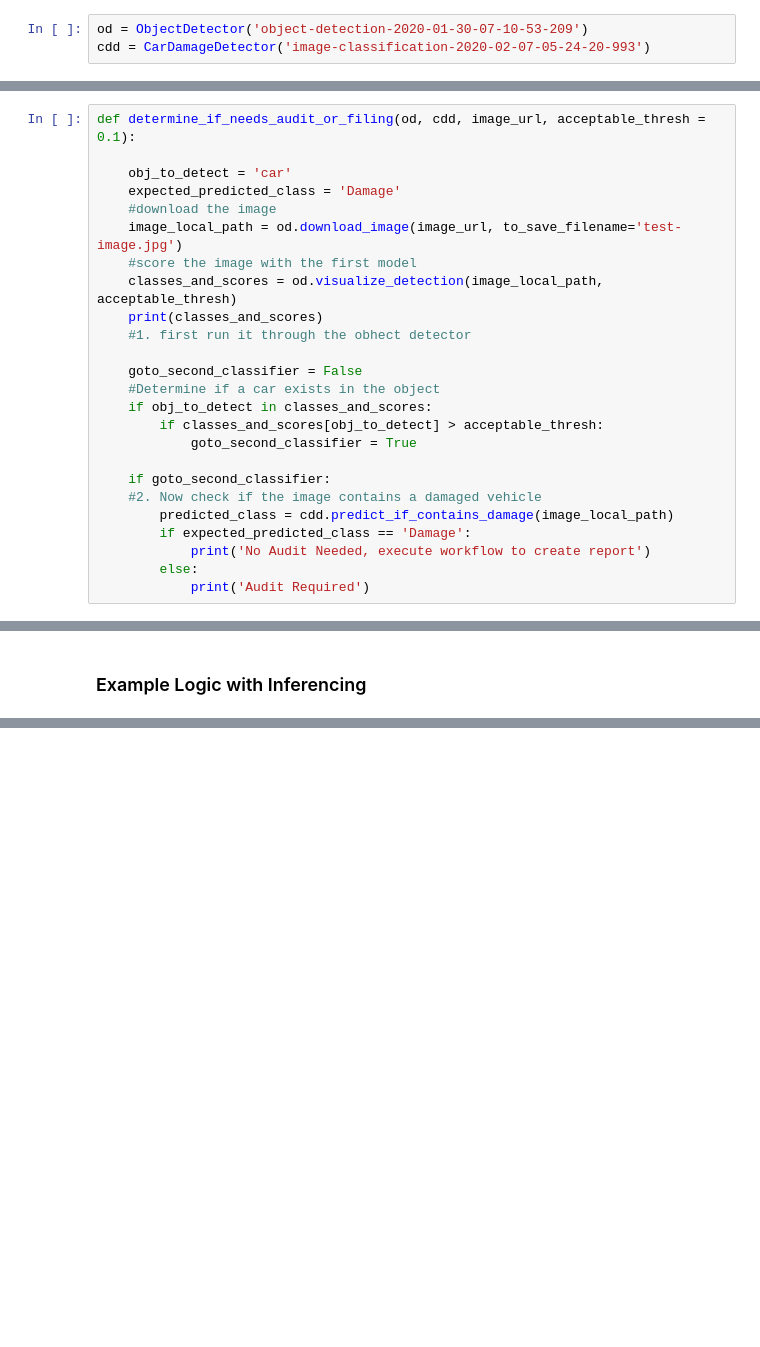
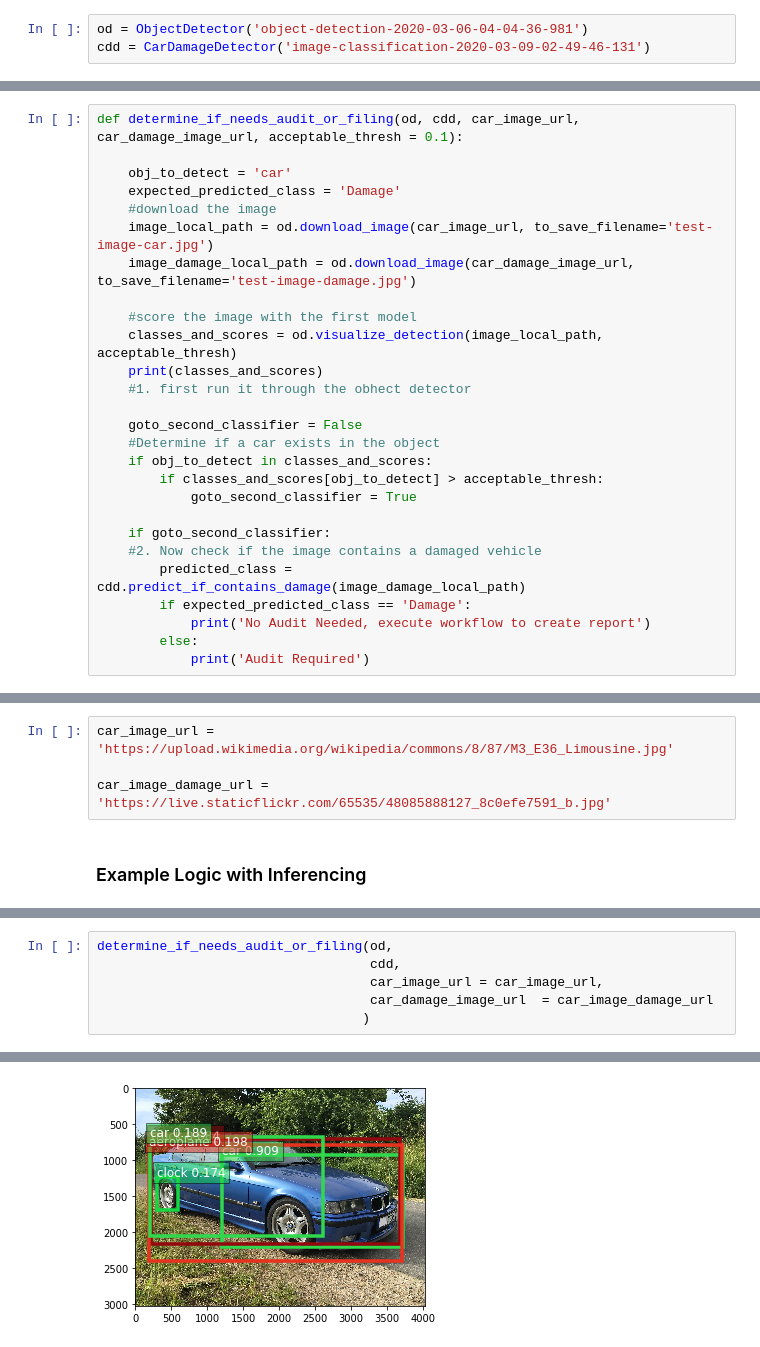
Before and after one commit to raminetinati/Car-Damage-Detector, a Jupyter notebook: Model-Logic-Example/Model-Deployment-Logic-Example.ipynb, the cells around one changed output, grey strips where cells are left out. Cells and saved outputs as stored; diff of their text form; blank space fills up the shorter version.

```diff
--- a/Model-Logic-Example/Model-Deployment-Logic-Example.ipynb
+++ b/Model-Logic-Example/Model-Deployment-Logic-Example.ipynb
@@ -12,8 +15,8 @@ from src.cardamagedetector import CarDamageDetector
 # %% [markdown]
 ### Instantiate both Models
 # %%
-od = ObjectDetector('object-detection-2020-01-30-07-10-53-209')
-cdd = CarDamageDetector('image-classification-2020-02-07-05-24-20-993')
+od = ObjectDetector('object-detection-2020-03-06-04-04-36-981')
+cdd = CarDamageDetector('image-classification-2020-03-09-02-49-46-131')
 # %% [output]
 Instantiating ObjectDetector
 Adding Class Labels
@@ -24,12 +27,14 @@ Added 2 Class Labels
 # %% [markdown]
 ### Business Logic for Combining Classifiers
 # %%
-def determine_if_needs_audit_or_filing(od, cdd, image_url, acceptable_thresh = 0.1):
+def determine_if_needs_audit_or_filing(od, cdd, car_image_url, car_damage_image_url, acceptable_thresh = 0.1):
 
     obj_to_detect = 'car'
     expected_predicted_class = 'Damage'
     #download the image
-    image_local_path = od.download_image(image_url, to_save_filename='test-image.jpg')
+    image_local_path = od.download_image(car_image_url, to_save_filename='test-image-car.jpg')
+    image_damage_local_path = od.download_image(car_damage_image_url, to_save_filename='test-image-damage.jpg')
+
     #score the image with the first model
     classes_and_scores = od.visualize_detection(image_local_path, acceptable_thresh)
     print(classes_and_scores)
@@ -43,7 +48,7 @@ def determine_if_needs_audit_or_filing(od, cdd, image_url, acceptable_thresh = 0
 
     if goto_second_classifier:
     #2. Now check if the image contains a damaged vehicle
-        predicted_class = cdd.predict_if_contains_damage(image_local_path)
+        predicted_class = cdd.predict_if_contains_damage(image_damage_local_path)
         if expected_predicted_class == 'Damage':
             print('No Audit Needed, execute workflow to create report')
         else:
@@ -51,2 +58,6 @@ def determine_if_needs_audit_or_filing(od, cdd, image_url, acceptable_thresh = 0
+# %%
+car_image_url = 'https://upload.wikimedia.org/wikipedia/commons/8/87/M3_E36_Limousine.jpg'
+
+car_image_damage_url = 'https://live.staticflickr.com/65535/48085888127_8c0efe7591_b.jpg'
 # %% [markdown]
 ### Example Logic with Inferencing
@@ -62,0 +64,7 @@ No Audit Needed, execute workflow to create report
+# %%
+determine_if_needs_audit_or_filing(od,
+                                   cdd,
+                                   car_image_url = car_image_url,
+                                   car_damage_image_url  = car_image_damage_url
+                                  )
+# %% [output]
@@ -62,0 +75 @@ No Audit Needed, execute workflow to create report
+[figure, added]
```
Also changed, not shown: parts of 4 cells of this notebook, 2 other files.
